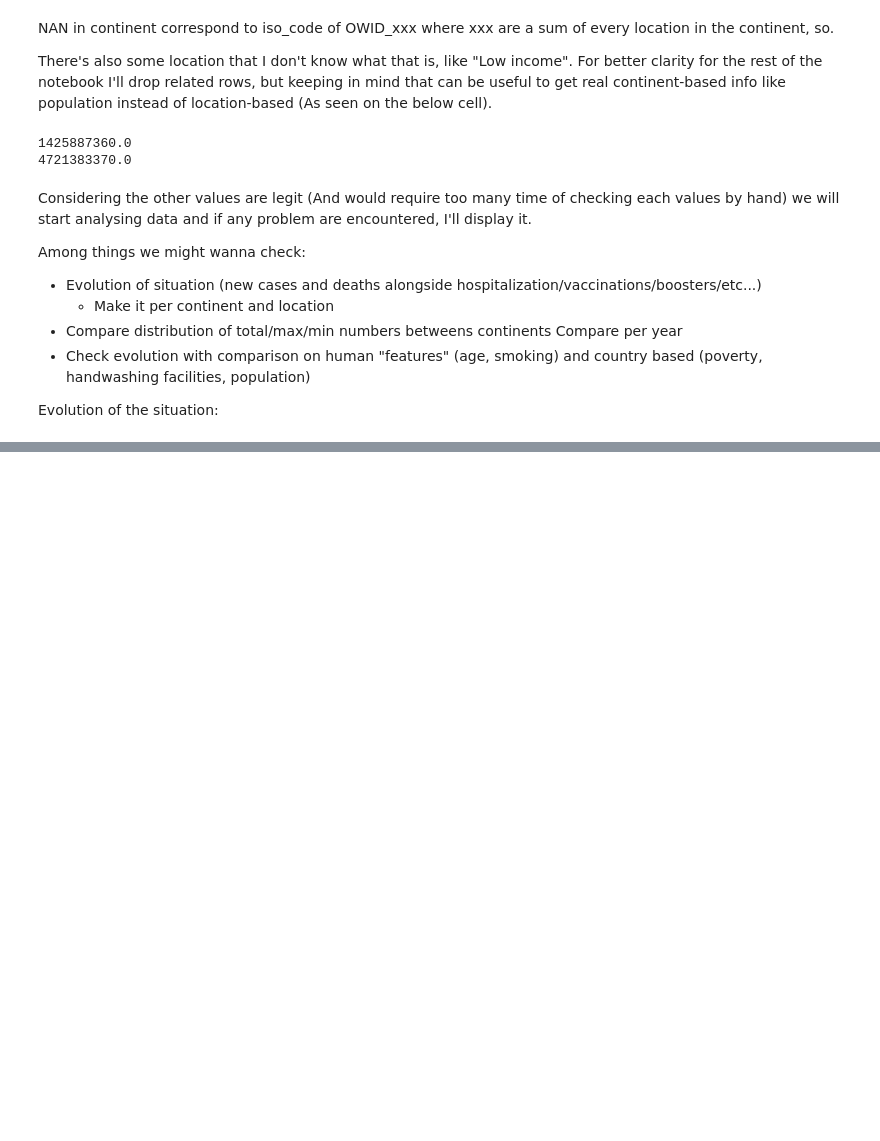
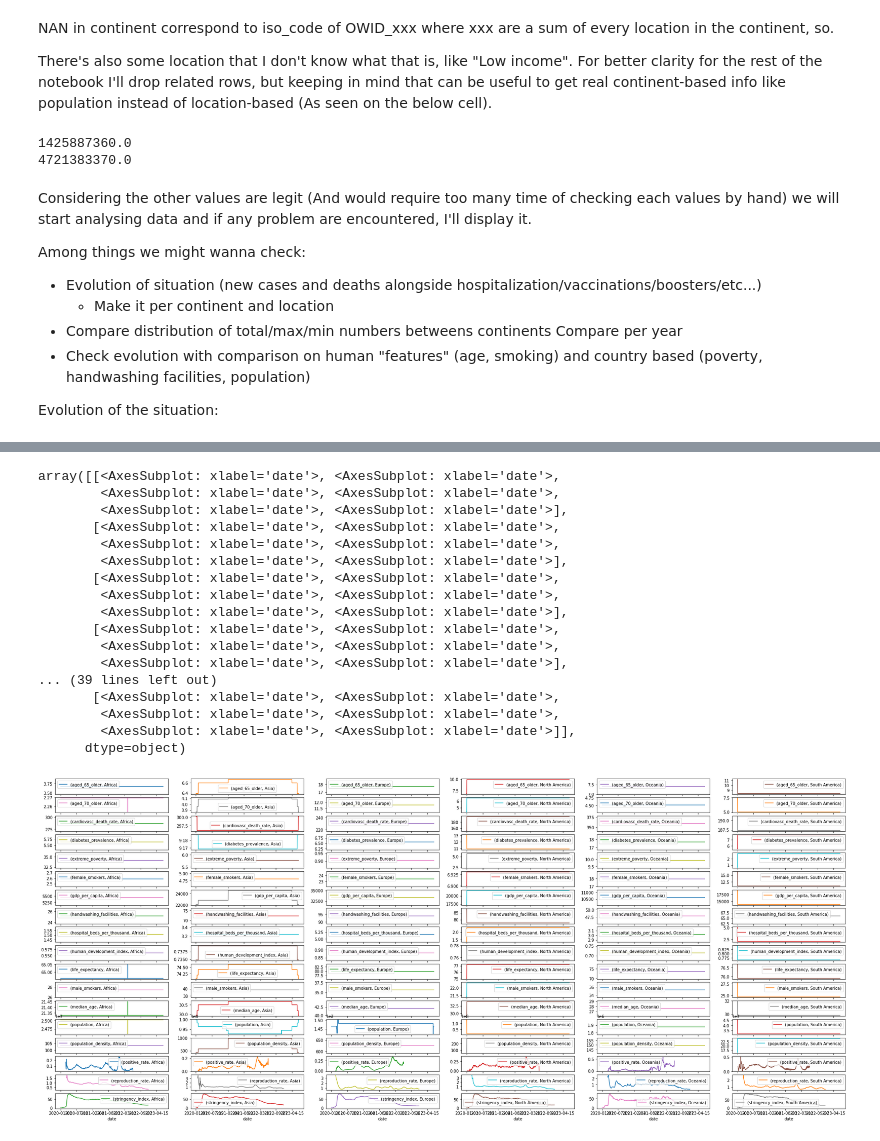
Before and after one commit to antoninchafiol/CoviEDA, a Jupyter notebook: notebook.ipynb, the cells around one changed output, grey strips where cells are left out. Drawn from its saved outputs; the diff is of its cells as text; code cells hidden in the pictures; blank space fills up the shorter version.

```diff
--- a/notebook.ipynb
+++ b/notebook.ipynb
@@ -201,0 +245,31 @@ By taking a quick glance at all plots, we can see difference between continent o
+# %%
+# We want to observe the differents evolution of others data (continent/human) for future check and relevant
+col = ['reproduction_rate','positive_rate','stringency_index','population_density', 'median_age',
+      'aged_65_older', 'aged_70_older', 'gdp_per_capita', 'extreme_poverty', 'cardiovasc_death_rate',
+      'diabetes_prevalence','female_smokers', 'male_smokers', 'handwashing_facilities', 'hospital_beds_per_thousand',
+      'life_expectancy', 'human_development_index', 'population']
+
+c = ['reproduction_rate','positive_rate','stringency_index','population_density', 'median_age',
+      'aged_65_older', 'aged_70_older']
+
+temp = df_wona.pivot_table(index='date', columns='continent', values=col)
+temp.plot(figsize=(35, 15), subplots=True, layout=(len(col),6))
+# %% [output]
+array([[<AxesSubplot: xlabel='date'>, <AxesSubplot: xlabel='date'>,
+        <AxesSubplot: xlabel='date'>, <AxesSubplot: xlabel='date'>,
+        <AxesSubplot: xlabel='date'>, <AxesSubplot: xlabel='date'>],
+       [<AxesSubplot: xlabel='date'>, <AxesSubplot: xlabel='date'>,
+        <AxesSubplot: xlabel='date'>, <AxesSubplot: xlabel='date'>,
+        <AxesSubplot: xlabel='date'>, <AxesSubplot: xlabel='date'>],
+       [<AxesSubplot: xlabel='date'>, <AxesSubplot: xlabel='date'>,
+        <AxesSubplot: xlabel='date'>, <AxesSubplot: xlabel='date'>,
+        <AxesSubplot: xlabel='date'>, <AxesSubplot: xlabel='date'>],
+       [<AxesSubplot: xlabel='date'>, <AxesSubplot: xlabel='date'>,
+        <AxesSubplot: xlabel='date'>, <AxesSubplot: xlabel='date'>,
+        <AxesSubplot: xlabel='date'>, <AxesSubplot: xlabel='date'>],
+... (39 lines left out)
+       [<AxesSubplot: xlabel='date'>, <AxesSubplot: xlabel='date'>,
+        <AxesSubplot: xlabel='date'>, <AxesSubplot: xlabel='date'>,
+        <AxesSubplot: xlabel='date'>, <AxesSubplot: xlabel='date'>]],
+      dtype=object)
+[figure, added]
```
Also changed, not shown: parts of 13 cells of this notebook.
